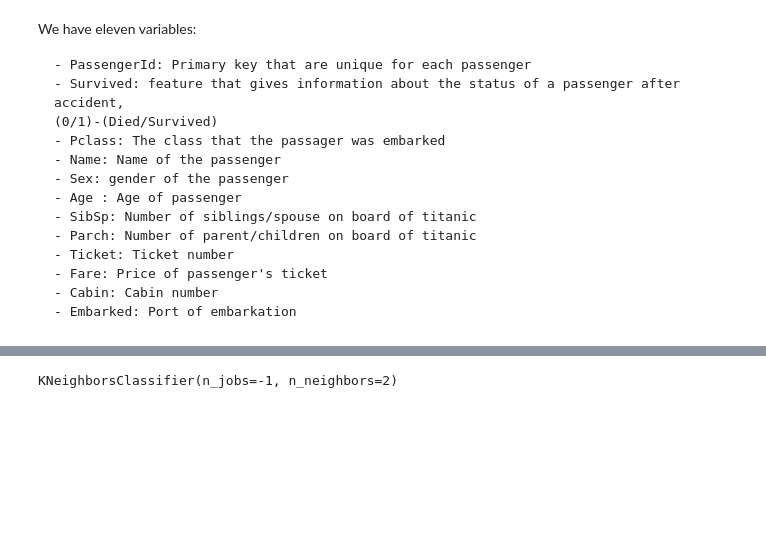
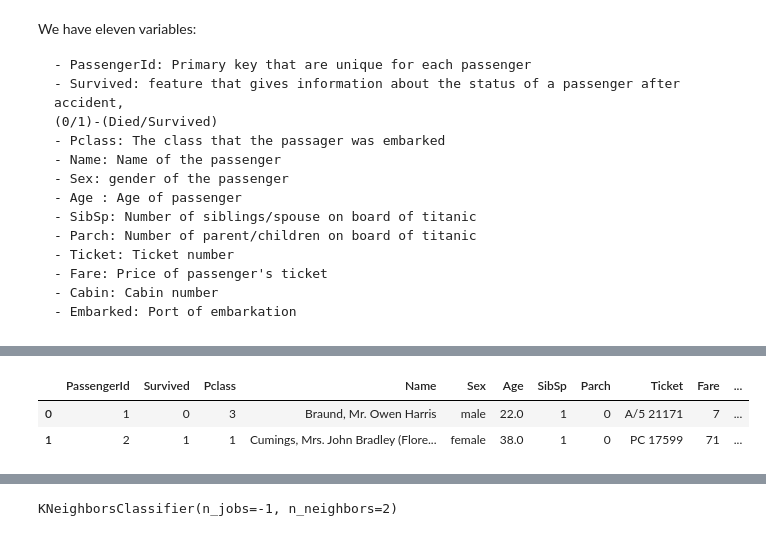
Before and after one commit to kaminosekai54/EDA-TITANIC, a Jupyter notebook: MiniProject 2(Modelisation) .ipynb, the cells around one changed output, grey strips where cells are left out. Saved outputs shown, nothing was run; the diff lists cells and outputs as text; code cells hidden in the pictures; blank space fills up the shorter version.

```diff
--- a/MiniProject 2(Modelisation) .ipynb
+++ b/MiniProject 2(Modelisation) .ipynb
@@ -61,0 +231,22 @@ We have eleven variables:
+# %%
+#Creating new columns for cabin
+
+def construct_new_cabin_col(train_titanic,fares_defined):
+
+    col_Cabin={'Fare':[]}
+
+    for fare,cabin in zip(train_titanic["Fare"],train_titanic["Cabin"]):
+
+        if str(cabin)=='nan':
+
+            col_Cabin['Fare'].append(fares_defined[fare])
+
+        else:
+
+            col_Cabin['Fare'].append(cabin)
+
+    return col_Cabin
+# %%
+col_cabin_train=construct_new_cabin_col(train_titanic,fares_defined_train)
+
+col_cabin_test=construct_new_cabin_col(test_titanic,fares_defined_test)
@@ -290,0 +289,6 @@ warnings.filterwarnings('ignore')
+# %%
+train_titanic.head(2)
+# %% [output]
+|  | PassengerId | Survived | Pclass | Name | Sex | Age | SibSp | Parch | Ticket | Fare | ... |
+| 0 | 1 | 0 | 3 | Braund, Mr. Owen Harris | male | 22.0 | 1 | 0 | A/5 21171 | 7 | ... |
+| 1 | 2 | 1 | 1 | Cumings, Mrs. John Bradley (Flore... | female | 38.0 | 1 | 0 | PC 17599 | 71 | ... |
```
Also changed, not shown: parts of 84 cells of this notebook, 4 other files.
